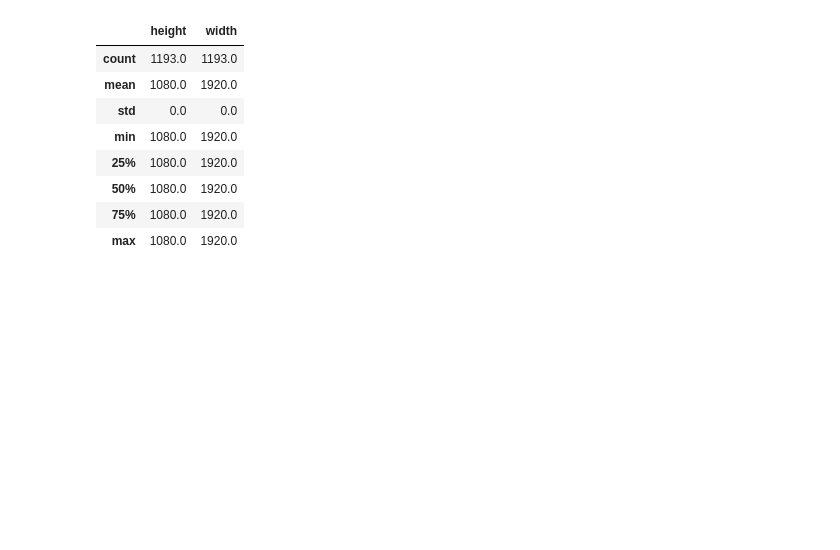
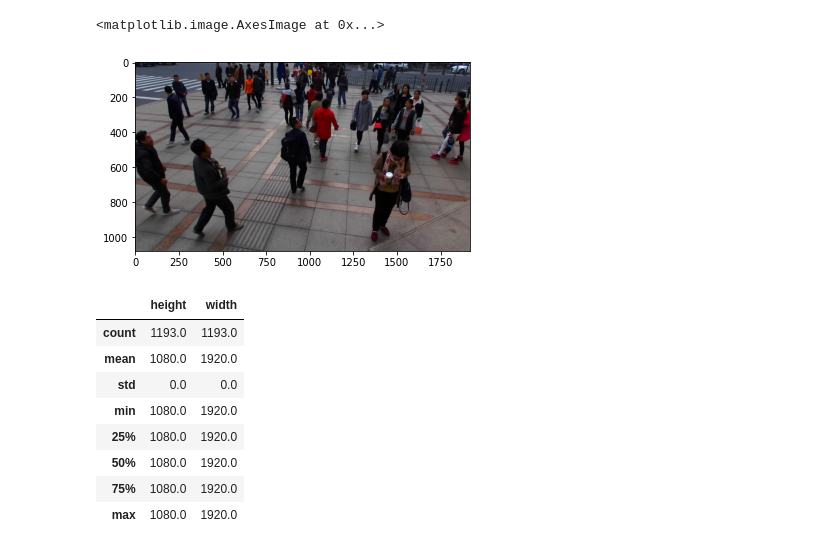
Before and after one commit to junprog/cc-base, a Jupyter notebook: shanghai-tech-a.ipynb, the cells around one changed output. Drawn from its saved outputs; the diff is of its cells as text; code cells hidden in the pictures; blank space fills up the shorter version.

```diff
--- a/shanghai-tech-a.ipynb
+++ b/shanghai-tech-a.ipynb
@@ -37,3 +40,8 @@ out = plot_point(img, gt)
+# %%
+plt.imshow(img)
+# %% [output]
+<matplotlib.image.AxesImage at 0x...>
+[figure, added]
 # %%
 tr_df = pd.DataFrame()
 
```
Also changed, not shown: parts of 1 cell of this notebook, 7 other files.
